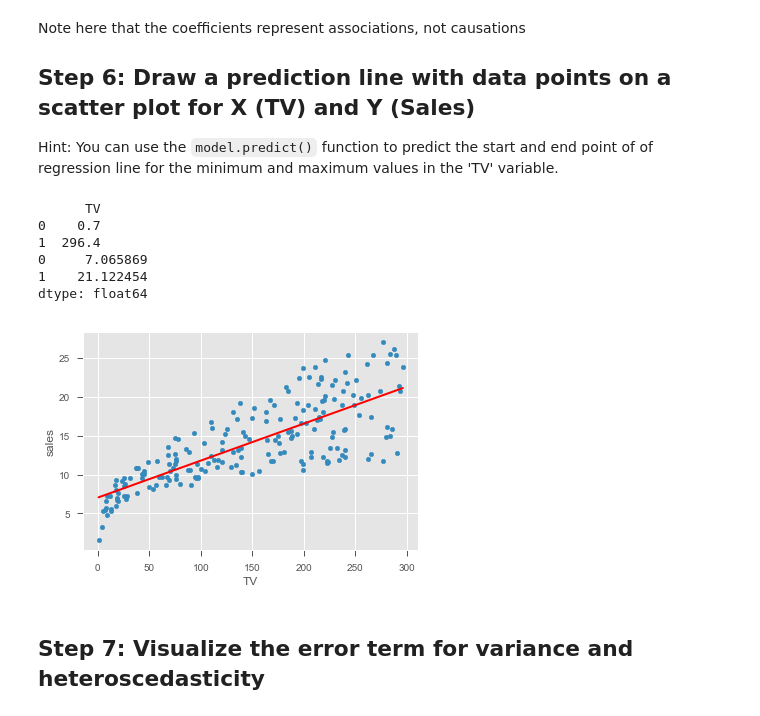
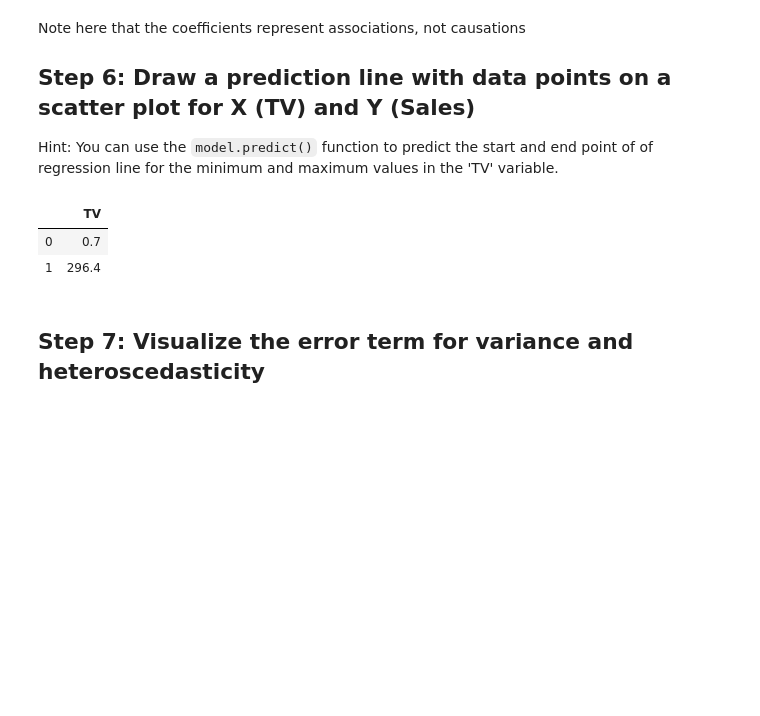
Before and after one commit to yagutaro/dsc-ols-statsmodels-lab-hbs-ds-060120, a Jupyter notebook: index.ipynb, the cells around one changed output. Drawn from its saved outputs; the diff is of its cells as text; code cells hidden in the pictures; blank space fills up the shorter version.

```diff
--- a/index.ipynb
+++ b/index.ipynb
@@ -150,19 +150,16 @@ Note here that the coefficients represent associations, not causations
 Hint: You can use the `model.predict()` function to predict the start and end point of of regression line for the minimum and maximum values in the 'TV' variable.
 # %%
 # create a DataFrame with the minimum and maximum values of TV
-x_new = pd.DataFrame({})
+x_new = pd.DataFrame({'TV': [df.TV.min(), df.TV.max()]})
+print(x_new.)
 # make predictions for those x values and store them
 
 
 # first, plot the observed data and the least squares line
 # %% [output]
-      TV
-0    0.7
-1  296.4
-0     7.065869
-1    21.122454
-dtype: float64
-[figure, removed]
+|  | TV |
+| 0 | 0.7 |
+| 1 | 296.4 |
 # %% [markdown]
 ## Step 7: Visualize the error term for variance and heteroscedasticity
 # %%
```
